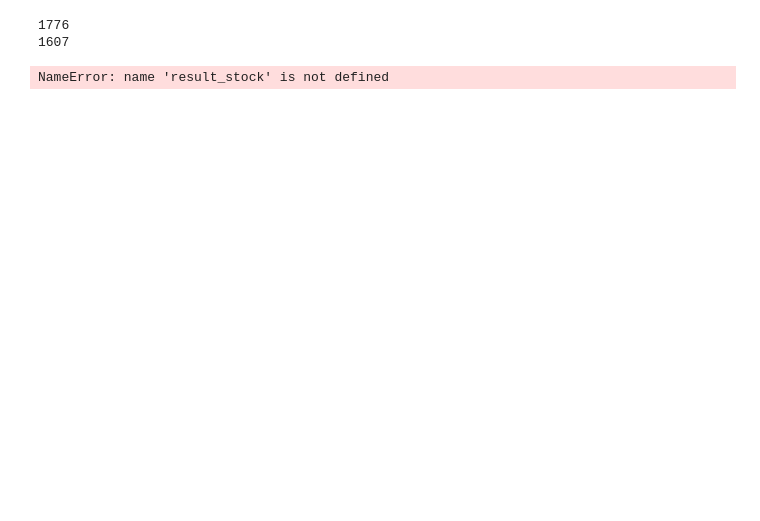
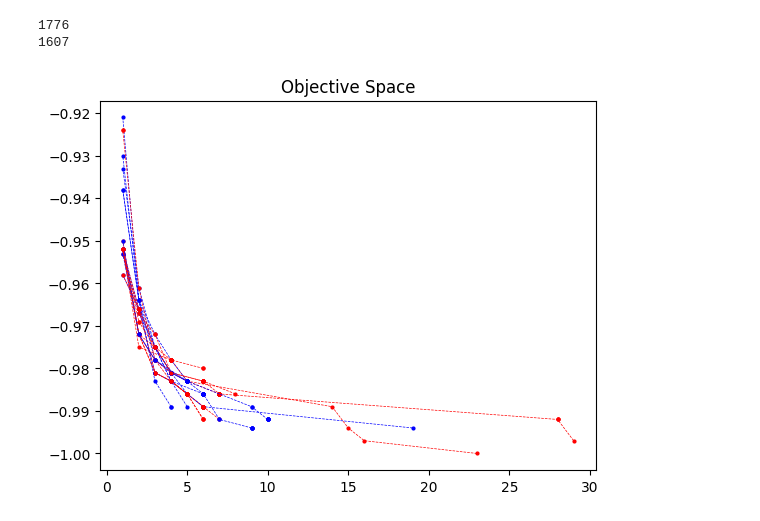
Before and after one commit to grkremer/ew-mofs, a Jupyter notebook: NSGAII_v2.ipynb, the cells around one changed output. Saved outputs shown, nothing was run; the diff lists cells and outputs as text; code cells hidden in the pictures; blank space fills up the shorter version.

```diff
--- a/NSGAII_v2.ipynb
+++ b/NSGAII_v2.ipynb
@@ -596,13 +596,13 @@ plotComparisonConvergence(result_stock, result_modified)
 # %%
 def plot_pareto_front(res, color):
     #plt.figure(figsize=(7, 5))
     X_res, F_res = res.opt.get("X", "F")
-    plt.plot(F_res[:, 0][np.argsort(F_res[:, 1])], F_res[:, 1][np.argsort(F_res[:, 1])], color = color,  marker='o', mfc=color, mec=color, ms=2, ls='--', lw=0.5, zorder=2, alpha=0.2)
+    plt.plot(F_res[:, 0][np.argsort(F_res[:, 1])], F_res[:, 1][np.argsort(F_res[:, 1])], color = color,  marker='o', mfc=color, mec=color, ms=2, ls='--', lw=0.5, zorder=2)
     plt.title("Objective Space")
 
 for (i,j) in zip(result_stock, result_modified):
     plot_pareto_front(i, 'blue')
     plot_pareto_front(j, 'red')
 # %% [output]
-NameError: name 'result_stock' is not defined
+[figure, added]
 # %%
```
Also changed, not shown: parts of 4 cells of this notebook, 8 other files.
